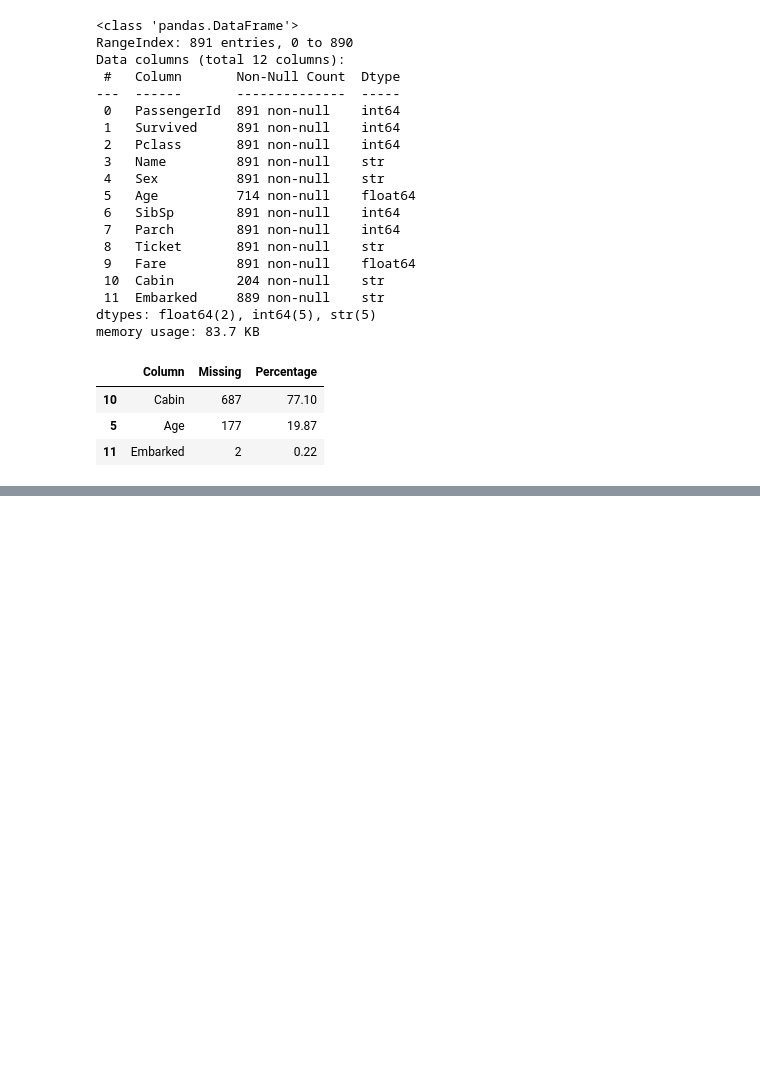
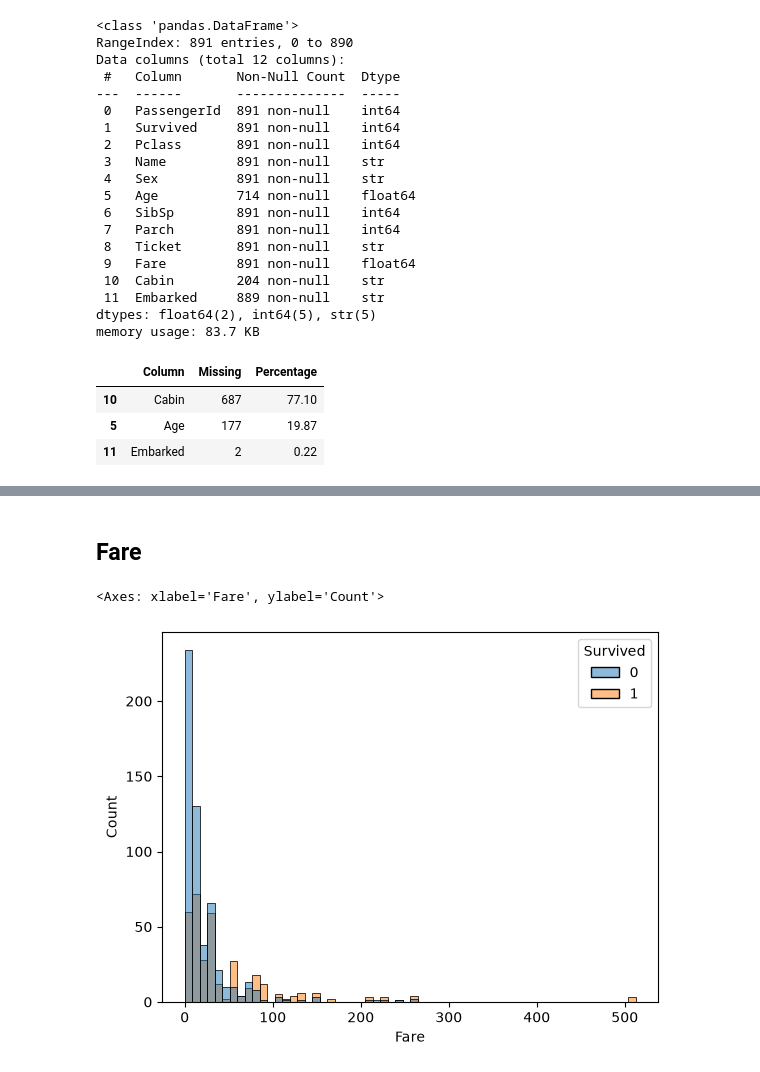
Before and after one commit to MarcooMateoo/ml-titanic, a Jupyter notebook: notebooks/01_EDA.ipynb, the cells around one changed output, grey strips where cells are left out. Saved outputs shown, nothing was run; the diff lists cells and outputs as text; code cells hidden in the pictures; blank space fills up the shorter version.

```diff
--- a/notebooks/01_EDA.ipynb
+++ b/notebooks/01_EDA.ipynb
@@ -72,0 +153,7 @@ show_missing_entries(train_set)
+# %% [markdown]
+## Fare
+# %%
+sns.histplot(train_set, x = "Fare", hue="Survived")
+# %% [output]
+<Axes: xlabel='Fare', ylabel='Count'>
+[figure, added]
```
Also changed, not shown: parts of 28 cells of this notebook, 2 other files.
